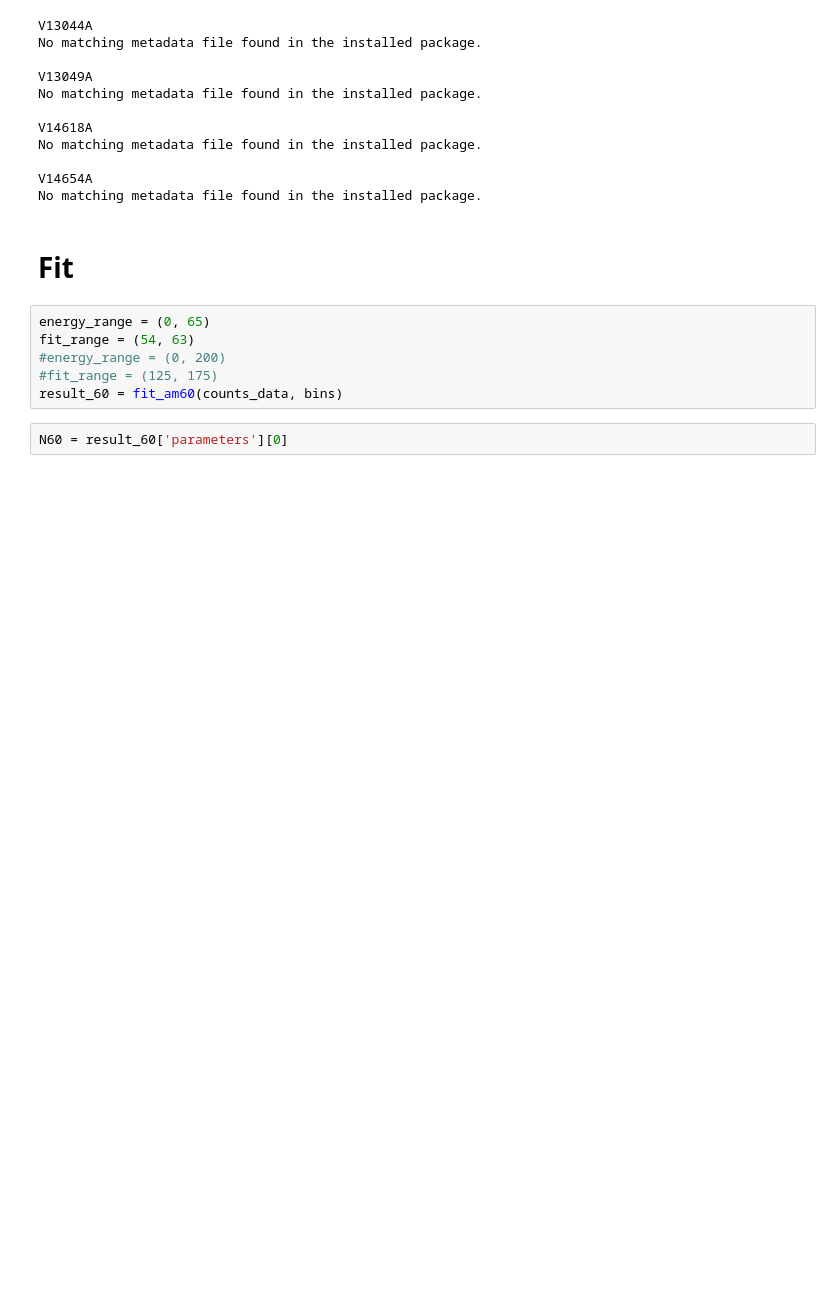
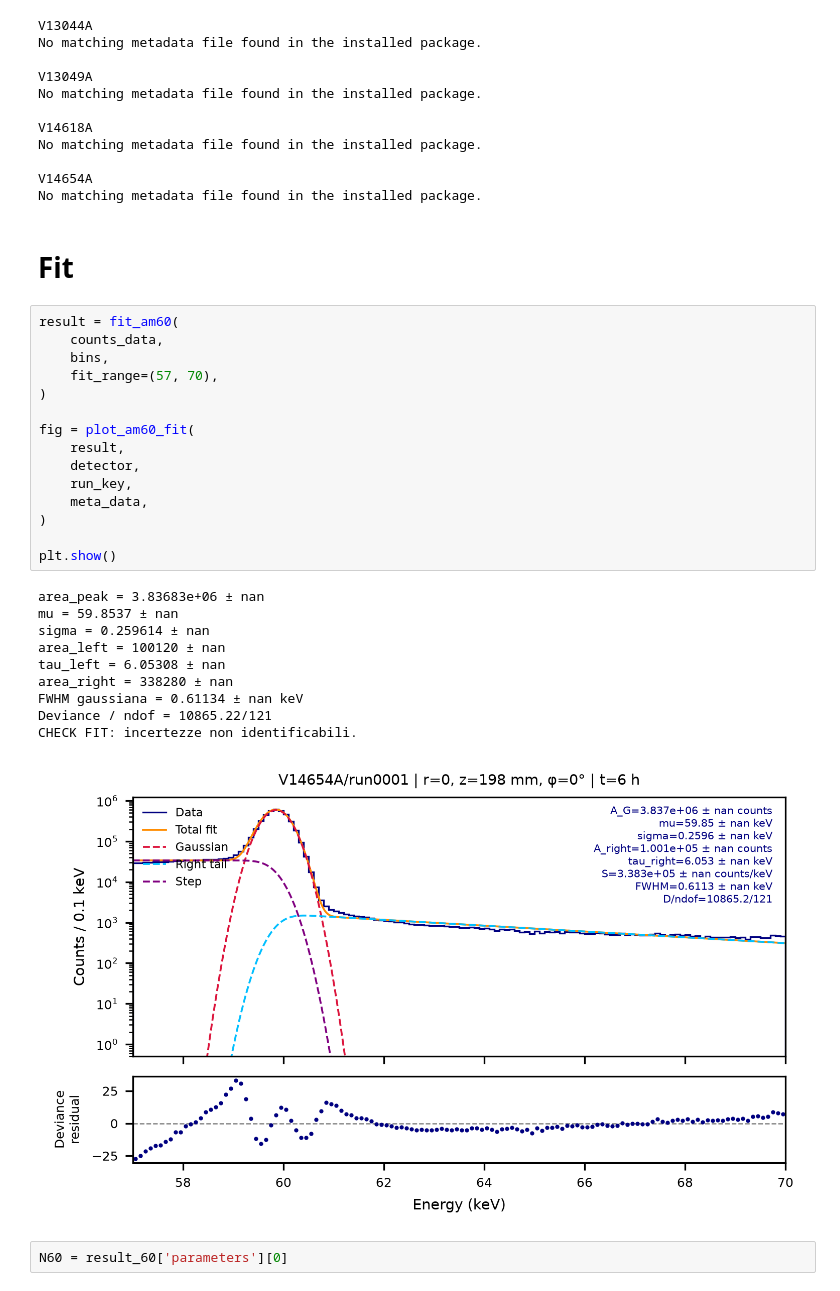
Before and after one commit to RitaF00/HADES-repo, a Jupyter notebook: am_HS1.ipynb, the cells around one changed output. Cells and saved outputs as stored; diff of their text form; blank space fills up the shorter version.

```diff
--- a/am_HS1.ipynb
+++ b/am_HS1.ipynb
@@ -2099,11 +1851,31 @@ No matching metadata file found in the installed package.
 # %% [markdown]
 # Fit
 # %%
-energy_range = (0, 65)
-fit_range = (54, 63)
-#energy_range = (0, 200)
-#fit_range = (125, 175)
-result_60 = fit_am60(counts_data, bins)
+result = fit_am60(
+    counts_data,
+    bins,
+    fit_range=(57, 70),
+)
+
+fig = plot_am60_fit(
+    result,
+    detector,
+    run_key,
+    meta_data,
+)
+
+plt.show()
+# %% [output]
+area_peak = 3.83683e+06 ± nan
+mu = 59.8537 ± nan
+sigma = 0.259614 ± nan
+area_left = 100120 ± nan
+tau_left = 6.05308 ± nan
+area_right = 338280 ± nan
+FWHM gaussiana = 0.61134 ± nan keV
+Deviance / ndof = 10865.22/121
+CHECK FIT: incertezze non identificabili.
+[figure, added]
 # %%
 N60 = result_60['parameters'][0]
 # %%
```
Also changed, not shown: parts of 27 cells of this notebook, 37 other files.
